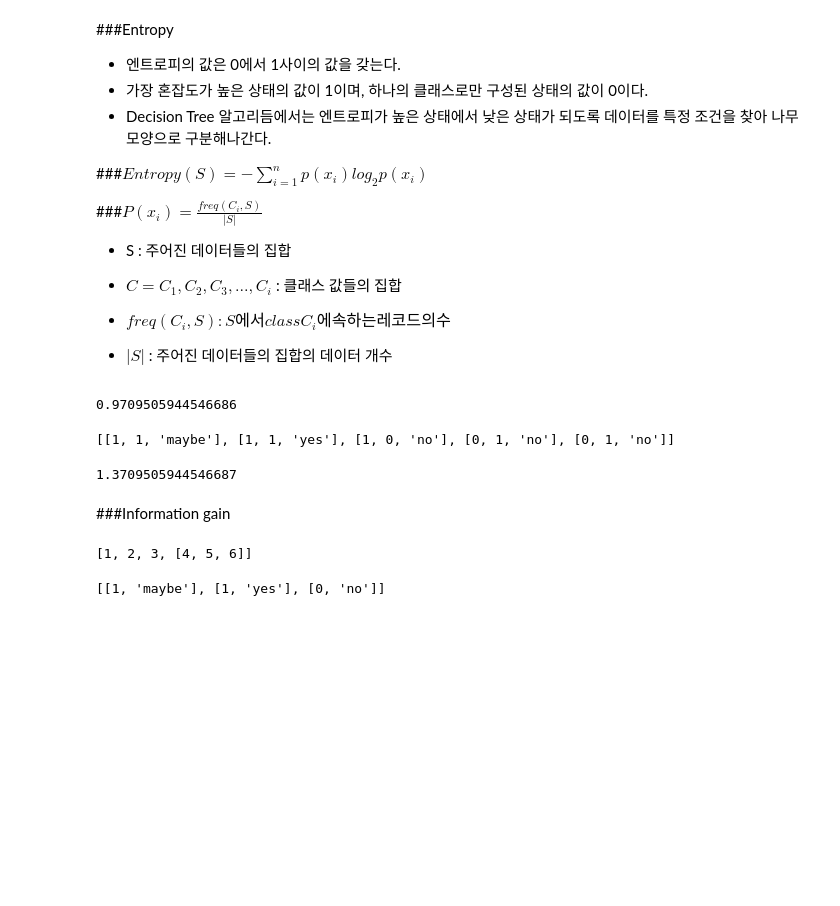
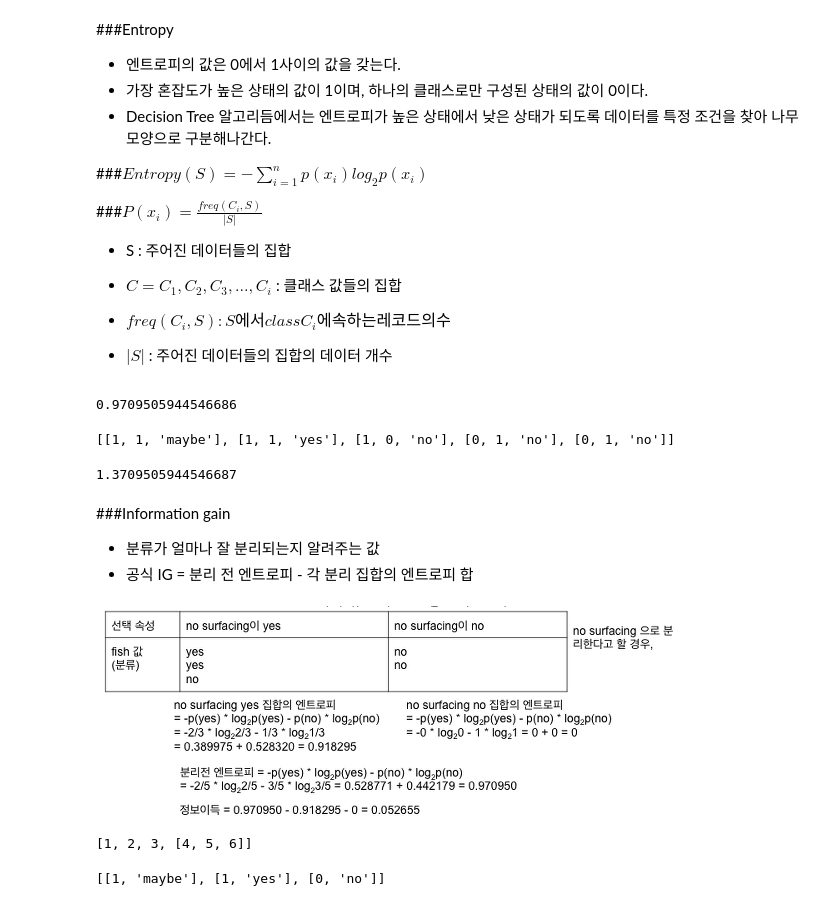
Before and after one commit to o1rooda/CT, a Jupyter notebook: python/naivebayes,decisiontree,losistic.ipynb, the cells around one changed output. Cells and saved outputs as stored; diff of their text form; code cells hidden in the pictures; blank space fills up the shorter version.

```diff
--- a/python/naivebayes,decisiontree,losistic.ipynb
+++ b/python/naivebayes,decisiontree,losistic.ipynb
@@ -77,8 +77,16 @@ calcShannonEnt(myDat)
 # %% [output]
 [[1, 1, 'maybe'], [1, 1, 'yes'], [1, 0, 'no'], [0, 1, 'no'], [0, 1, 'no']]
 1.3709505944546687
-# %% [markdown]
-###Information gain
+# %% [markdown]
+###Information gain
+
+- 분류가 얼마나 잘 분리되는지 알려주는 값
+- 공식 IG = 분리 전 엔트로피 - 각 분리 집합의 엔트로피 합
+# %%
+from IPython.display import Image
+Image(filename='///home/rooda/Downloads/3-3 (1).png')
+# %% [output]
+[figure, added]
 # %%
 def splitDataSet(dataSet, axis, value):
     retDataSet = [] #분할 리스트 생성
```
Also changed, not shown: parts of 32 cells of this notebook.
